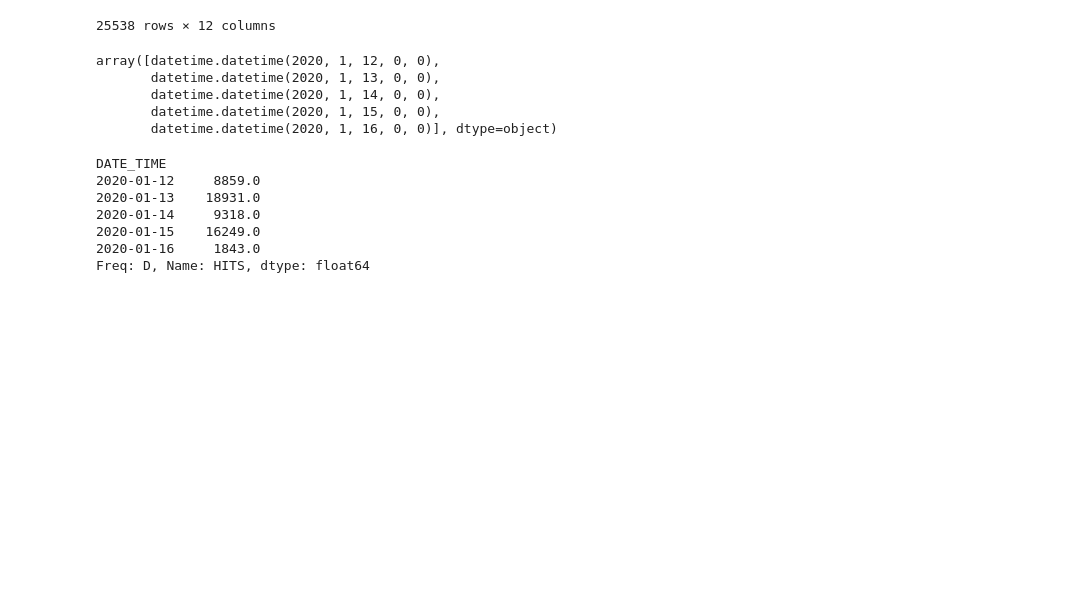
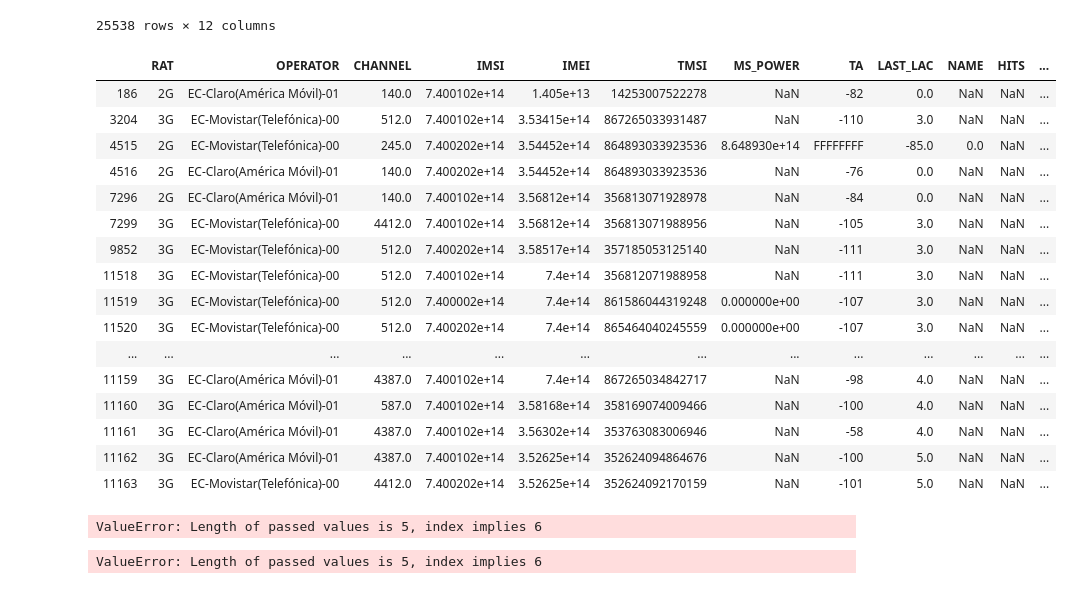
Before and after one commit to Dumaru/ExcelReports, a Jupyter notebook: Telefonia.ipynb, the cells around one changed output. Drawn from its saved outputs; the diff is of its cells as text; code cells hidden in the pictures; blank space fills up the shorter version.

```diff
--- a/Telefonia.ipynb
+++ b/Telefonia.ipynb
@@ -1058,29 +1090,48 @@ filtroDatetimes(allData, pd.to_datetime('2020-01-12 11:48:09'),pd.to_datetime('2
 | 42732 | 2G | EC-Movistar(Telefónica)-00 | 245.0 | 7.400102e+14 | 3.55216e+14 | BE0DC509 | -63 | 0 | 10228.0 | NaN | 1.0 | ... |
 | 42733 | 2G | EC-Movistar(Telefónica)-00 | 245.0 | 7.400202e+14 | 3.57019e+14 | FFFFFFFF | -93 | 0 | 15251.0 | NaN | 1.0 | ... |
 25538 rows × 12 columns
+# %%
+allData[allData['DATE_TIME'].isnull()]
+# %% [output]
+|  | RAT | OPERATOR | CHANNEL | IMSI | IMEI | TMSI | MS_POWER | TA | LAST_LAC | NAME | HITS | ... |
+| 186 | 2G | EC-Claro(América Móvil)-01 | 140.0 | 7.400102e+14 | 1.405e+13 | 14253007522278 | NaN | -82 | 0.0 | NaN | NaN | ... |
+| 3204 | 3G | EC-Movistar(Telefónica)-00 | 512.0 | 7.400102e+14 | 3.53415e+14 | 867265033931487 | NaN | -110 | 3.0 | NaN | NaN | ... |
+| 4515 | 2G | EC-Movistar(Telefónica)-00 | 245.0 | 7.400202e+14 | 3.54452e+14 | 864893033923536 | 8.648930e+14 | FFFFFFFF | -85.0 | 0.0 | NaN | ... |
+| 4516 | 2G | EC-Claro(América Móvil)-01 | 140.0 | 7.400202e+14 | 3.54452e+14 | 864893033923536 | NaN | -76 | 0.0 | NaN | NaN | ... |
+| 7296 | 2G | EC-Claro(América Móvil)-01 | 140.0 | 7.400102e+14 | 3.56812e+14 | 356813071928978 | NaN | -84 | 0.0 | NaN | NaN | ... |
+| 7299 | 3G | EC-Movistar(Telefónica)-00 | 4412.0 | 7.400102e+14 | 3.56812e+14 | 356813071988956 | NaN | -105 | 3.0 | NaN | NaN | ... |
+| 9852 | 3G | EC-Movistar(Telefónica)-00 | 512.0 | 7.400202e+14 | 3.58517e+14 | 357185053125140 | NaN | -111 | 3.0 | NaN | NaN | ... |
+| 11518 | 3G | EC-Movistar(Telefónica)-00 | 512.0 | 7.400102e+14 | 7.4e+14 | 356812071988958 | NaN | -111 | 3.0 | NaN | NaN | ... |
+| 11519 | 3G | EC-Movistar(Telefónica)-00 | 512.0 | 7.400002e+14 | 7.4e+14 | 861586044319248 | 0.000000e+00 | -107 | 3.0 | NaN | NaN | ... |
+| 11520 | 3G | EC-Movistar(Telefónica)-00 | 512.0 | 7.400202e+14 | 7.4e+14 | 865464040245559 | 0.000000e+00 | -107 | 3.0 | NaN | NaN | ... |
+| ... | ... | ... | ... | ... | ... | ... | ... | ... | ... | ... | ... | ... |
+| 11159 | 3G | EC-Claro(América Móvil)-01 | 4387.0 | 7.400102e+14 | 7.4e+14 | 867265034842717 | NaN | -98 | 4.0 | NaN | NaN | ... |
+| 11160 | 3G | EC-Claro(América Móvil)-01 | 587.0 | 7.400102e+14 | 3.58168e+14 | 358169074009466 | NaN | -100 | 4.0 | NaN | NaN | ... |
+| 11161 | 3G | EC-Claro(América Móvil)-01 | 4387.0 | 7.400102e+14 | 3.56302e+14 | 353763083006946 | NaN | -58 | 4.0 | NaN | NaN | ... |
+| 11162 | 3G | EC-Claro(América Móvil)-01 | 4387.0 | 7.400102e+14 | 3.52625e+14 | 352624094864676 | NaN | -100 | 5.0 | NaN | NaN | ... |
+| 11163 | 3G | EC-Movistar(Telefónica)-00 | 4412.0 | 7.400202e+14 | 3.52625e+14 | 352624092170159 | NaN | -101 | 5.0 | NaN | NaN | ... |
 # %%
+def isFloat(strNumber: str):
+    try:
+        float(strNumber)
+        return True
+    except ValueError as ve:
+        return False
+
 def hitsByDate(df: pd.DataFrame):
-    grouped= df.groupby(pd.Grouper(key='DATE_TIME', freq='D'))['HITS'].apply(sum)
-    grouped.sort_values()
+    grouped = df.reset_index().groupby(pd.Grouper(key='DATE_TIME', freq='D'))['HITS'].apply(sum)
+    print(f"{type(grouped)}")
+    grouped.sort_values(inplace=True)
     grouped.rename_axis('DATE', inplace=True)
     return grouped
 # hitsByDate(allData).plot()
 hitsByDate(allData).index.to_pydatetime()
 # %% [output]
-array([datetime.datetime(2020, 1, 12, 0, 0),
-       datetime.datetime(2020, 1, 13, 0, 0),
-       datetime.datetime(2020, 1, 14, 0, 0),
-       datetime.datetime(2020, 1, 15, 0, 0),
-       datetime.datetime(2020, 1, 16, 0, 0)], dtype=object)
+ValueError: Length of passed values is 5, index implies 6
 # %%
 def hitsByDate(df: pd.DataFrame):
+    dfT = df[df['DATE_TIME'].notnull()]
     return df.set_index('DATE_TIME').groupby(pd.Grouper(freq='D'))['HITS'].apply(sum)
 hitsByDate(allData)
 # %% [output]
-DATE_TIME
-2020-01-12     8859.0
-2020-01-13    18931.0
-2020-01-14     9318.0
-2020-01-15    16249.0
-2020-01-16     1843.0
-Freq: D, Name: HITS, dtype: float64
+ValueError: Length of passed values is 5, index implies 6
```
Also changed, not shown: parts of 5 cells of this notebook, 4 other files.
